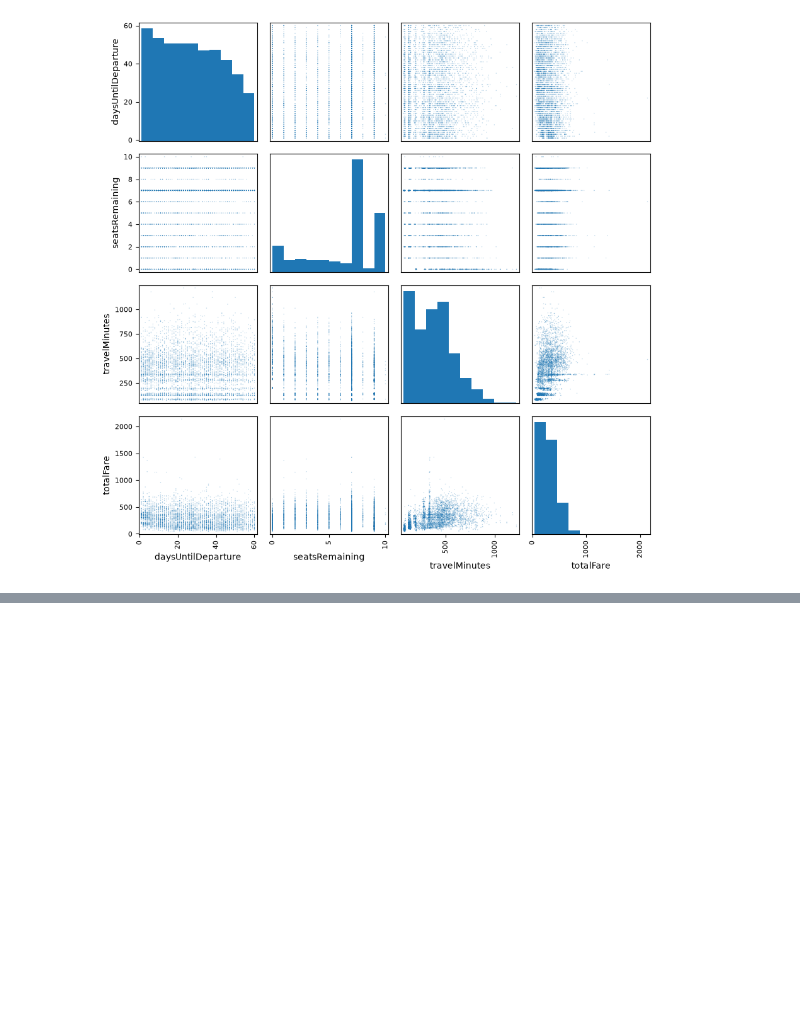
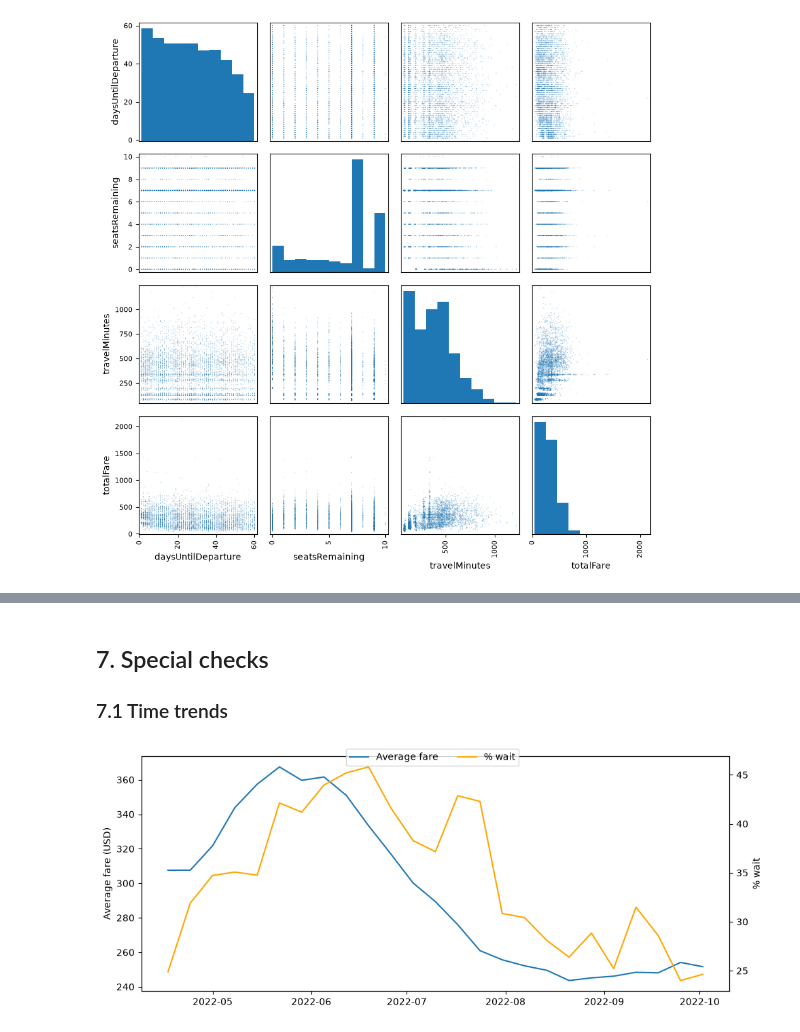
Before and after one commit to anitaroese/flight-price-prediction, a Jupyter notebook: 03_EDA.ipynb, the cells around one changed output, grey strips where cells are left out. Saved outputs shown, nothing was run; the diff lists cells and outputs as text; code cells hidden in the pictures; blank space fills up the shorter version.

Commit message:
feat: add special checks

```diff
--- a/03_EDA.ipynb
+++ b/03_EDA.ipynb
@@ -622,0 +625,18 @@ plt.show()
+# %% [markdown]
+## 7. Special checks
+### 7.1 Time trends
+# %%
+weekly = df.set_index("searchDate").resample("W").agg({"totalFare": "mean", "wait": "mean"})
+
+fig, ax1 = plt.subplots(figsize=(10, 4))
+ax1.plot(weekly.index, weekly["totalFare"], label="Average fare")
+ax1.set_ylabel("Average fare (USD)")
+ax2 = ax1.twinx()
+ax2.plot(weekly.index, weekly["wait"] * 100, color="orange", label="% wait")
+ax2.set_ylabel("% wait")
+fig.legend(loc="upper center", ncol=2)
+plt.tight_layout()
+plt.savefig(f"{fig_dir}/time_trend.pdf")
+plt.show()
+# %% [output]
+[figure, added]
```
Also changed, not shown: parts of 3 cells of this notebook, 1 other file.
